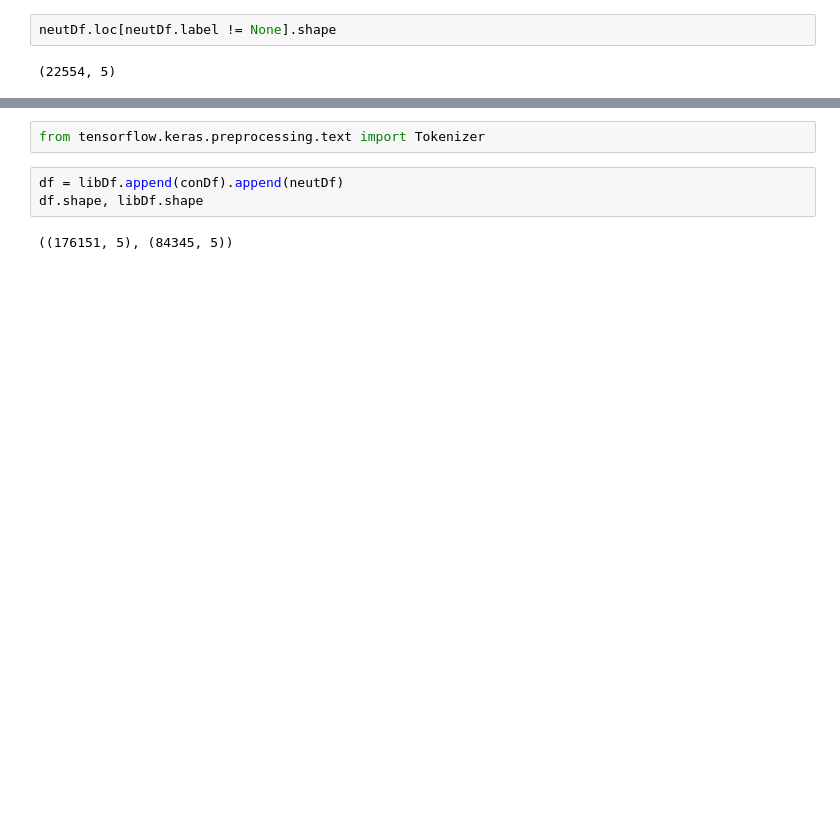
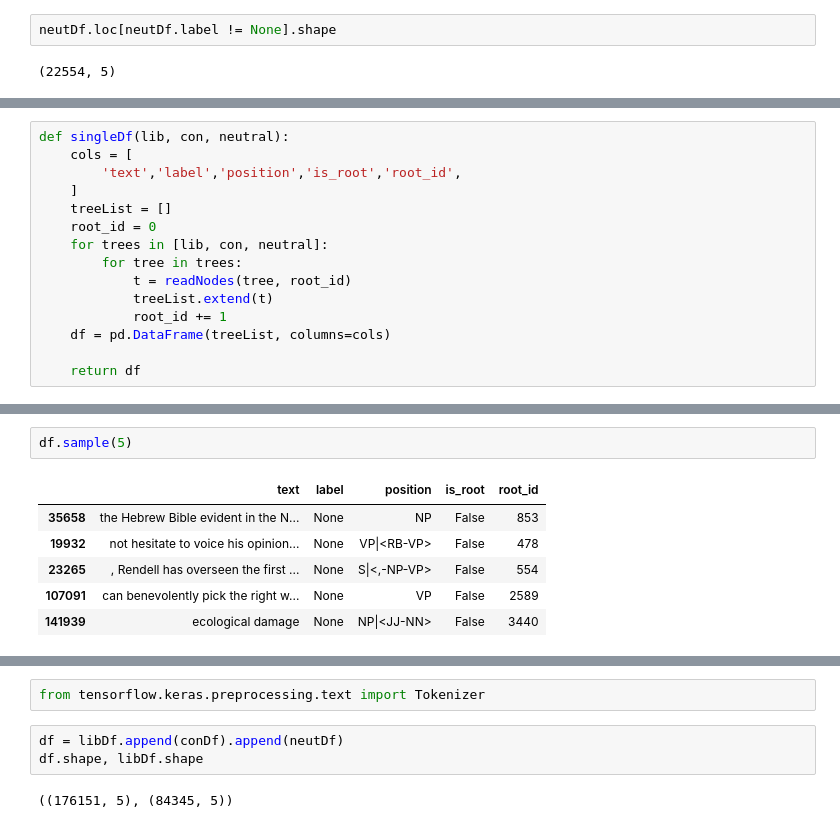
Before and after one commit to alexdauenhauer/Political-Bias-Detection, a Jupyter notebook: prelimDataExploration.ipynb, the cells around one changed output, grey strips where cells are left out. Cells and saved outputs as stored; diff of their text form; blank space fills up the shorter version.

```diff
--- a/prelimDataExploration.ipynb
+++ b/prelimDataExploration.ipynb
@@ -184,0 +223,15 @@ neutDf.loc[neutDf.label != None].shape
+# %%
+def singleDf(lib, con, neutral):
+    cols = [
+        'text','label','position','is_root','root_id',
+    ]
+    treeList = []
+    root_id = 0
+    for trees in [lib, con, neutral]:
+        for tree in trees:
+            t = readNodes(tree, root_id)
+            treeList.extend(t)
+            root_id += 1
+    df = pd.DataFrame(treeList, columns=cols)
+
+    return df
@@ -184,0 +243,9 @@ neutDf.loc[neutDf.label != None].shape
+# %%
+df.sample(5)
+# %% [output]
+|  | text | label | position | is_root | root_id |
+| 35658 | the Hebrew Bible evident in the N... | None | NP | False | 853 |
+| 19932 | not hesitate to voice his opinion... | None | VP|<RB-VP> | False | 478 |
+| 23265 | , Rendell has overseen the first ... | None | S|<,-NP-VP> | False | 554 |
+| 107091 | can benevolently pick the right w... | None | VP | False | 2589 |
+| 141939 | ecological damage | None | NP|<JJ-NN> | False | 3440 |
```
Also changed, not shown: parts of 32 cells of this notebook, 2 other files.
